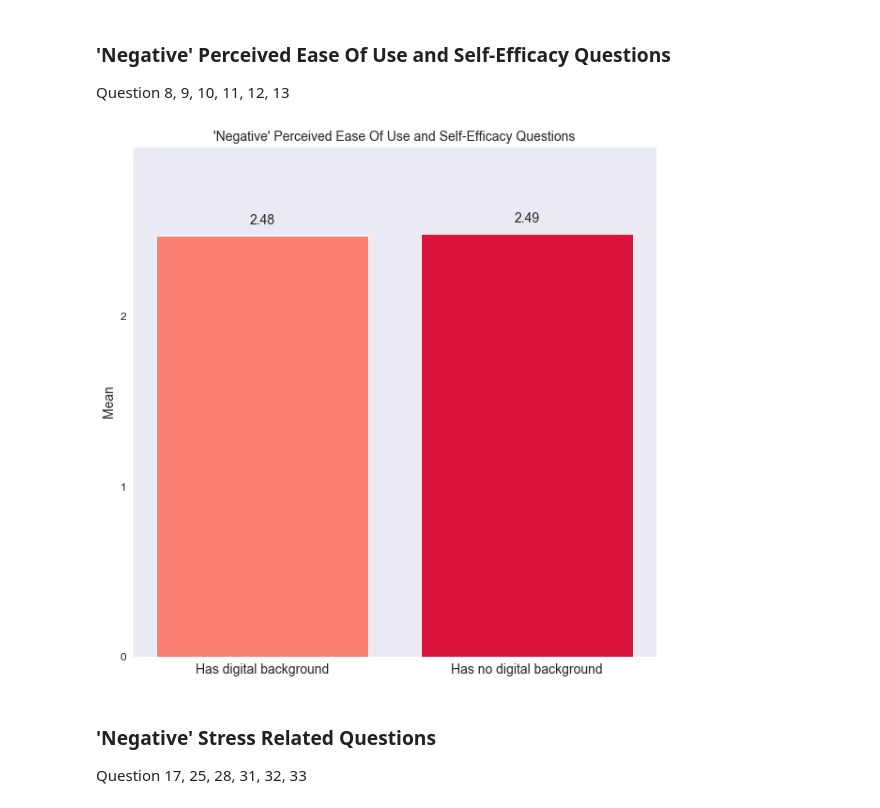
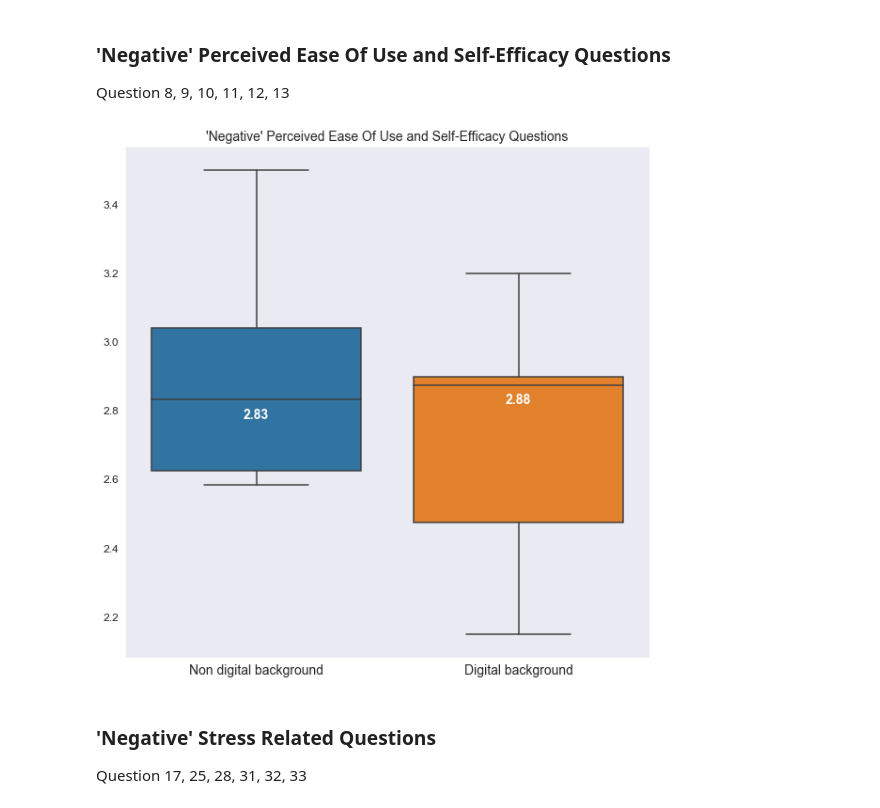
Before and after one commit to sh1r4/open_science_research, a Jupyter notebook: Analysis.ipynb, the cells around one changed output. Saved outputs shown, nothing was run; the diff lists cells and outputs as text; code cells hidden in the pictures.

```diff
--- a/Analysis.ipynb
+++ b/Analysis.ipynb
@@ -194,26 +217,28 @@ data = df[['#3', '#7', '#8', '#9', '#10', '#11', '#12', '#13']]
 for col in data[['#8', '#9', '#10', '#11', '#12', '#13']]:
     data[col] = data[col].map(cat_map)
 
-data['has_digital_background'] = np.where(((data["#3"] == "No")), 0, 1)
+data['has_digital_background'] = np.where(((data["#3"] == "No")), "Has no digital background", "Has digital background")
-# %%
-fig, ax = plt.subplots(figsize=(10,10))
-title = "'Negative' Perceived Ease Of Use and Self-Efficacy Questions"
-bars = ('Has digital background', 'Has no digital background')
-bar_x = np.arange(len(bars))
-bar_height = [data[data['has_digital_background'] == 1].mean().values.mean(), data[data['has_digital_background'] == 0].mean().values.mean()]
-bar_tick_label = ('Has digital background', 'Has no digital background')
-bar_label = bar_height
-
-bar_plot = plt.bar(bar_x, bar_height,tick_label=bar_tick_label, color=['salmon', 'crimson'])
-autolabel(bar_plot)
-plt.ylim(0,3)
-plt.xticks(bar_x, bars)
-
-plt.title(title, fontsize=14)
-ax.yaxis.set_ticks(np.arange(0, len(data['has_digital_background'].value_counts())+1, 1))
-plt.rc('xtick', labelsize=14)
-plt.rc('ytick', labelsize=12)
-plt.ylabel('Mean', fontsize=14)
-plt.show()
-# %% [output]
-[figure, removed]
+# %%
+no_dig_bg = data[data['has_digital_background'] == "Has no digital background"][['#8', '#9', '#10', '#11', '#12', '#13']].mean()
+
+with_dig_bg = data[data['has_digital_background'] == "Has digital background"][['#8', '#9', '#10', '#11', '#12', '#13']].mean()
+
+result = pd.concat([no_dig_bg, with_dig_bg], axis=1, join="inner")
+result['Non digital background'] = result[0]
+result['Digital background'] = result[1]
+result = result.drop(columns=[0, 1])
+# %%
+medians = [result['Non digital background'].median(), result['Digital background'].median()]
+vertical_offset = result['Non digital background'].median() * -0.02
+
+fig, ax = plt.subplots(figsize=(10,10))
+title = "'Negative' Perceived Ease Of Use and Self-Efficacy Questions"
+box_plot = sns.boxplot(data=result)
+plt.title(title, fontsize=14)
+plt.ylabel('')
+
+for xtick in box_plot.get_xticks():
+    box_plot.text(xtick, medians[xtick] + vertical_offset, '{0:.2f}'.format(medians[xtick]),
+            horizontalalignment='center',size='x-small',color='w',weight='semibold',fontsize=14)
+# %% [output]
+[figure, added]
```
Also changed, not shown: parts of 28 cells of this notebook.
